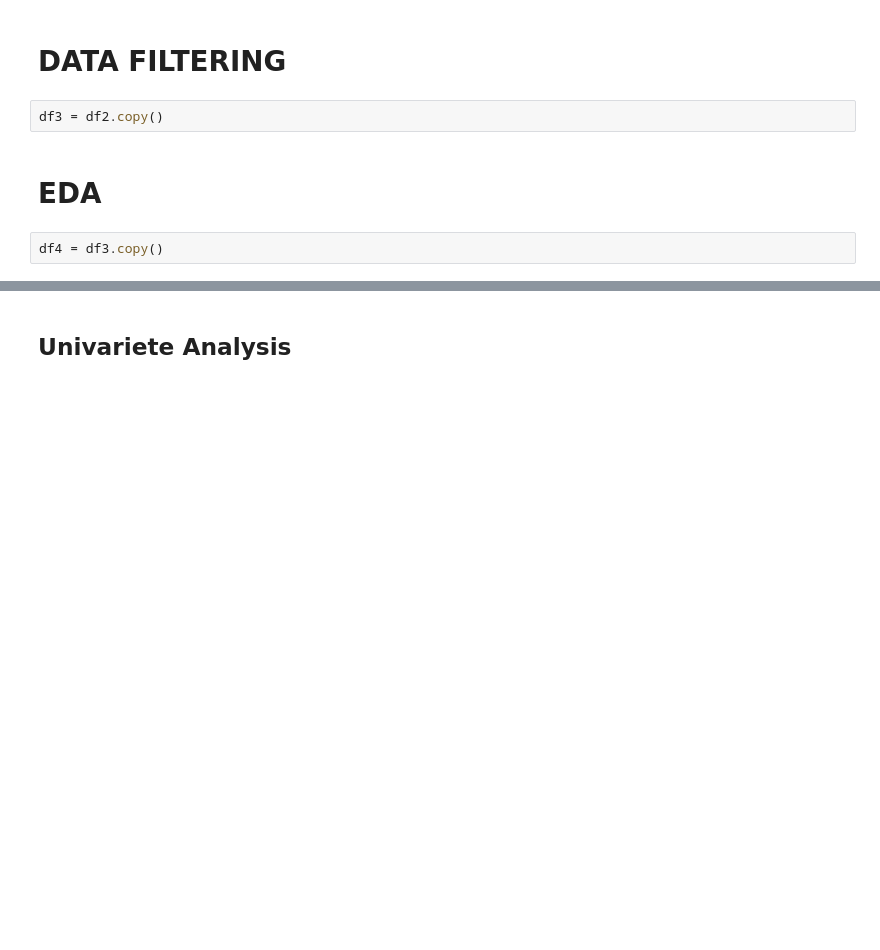
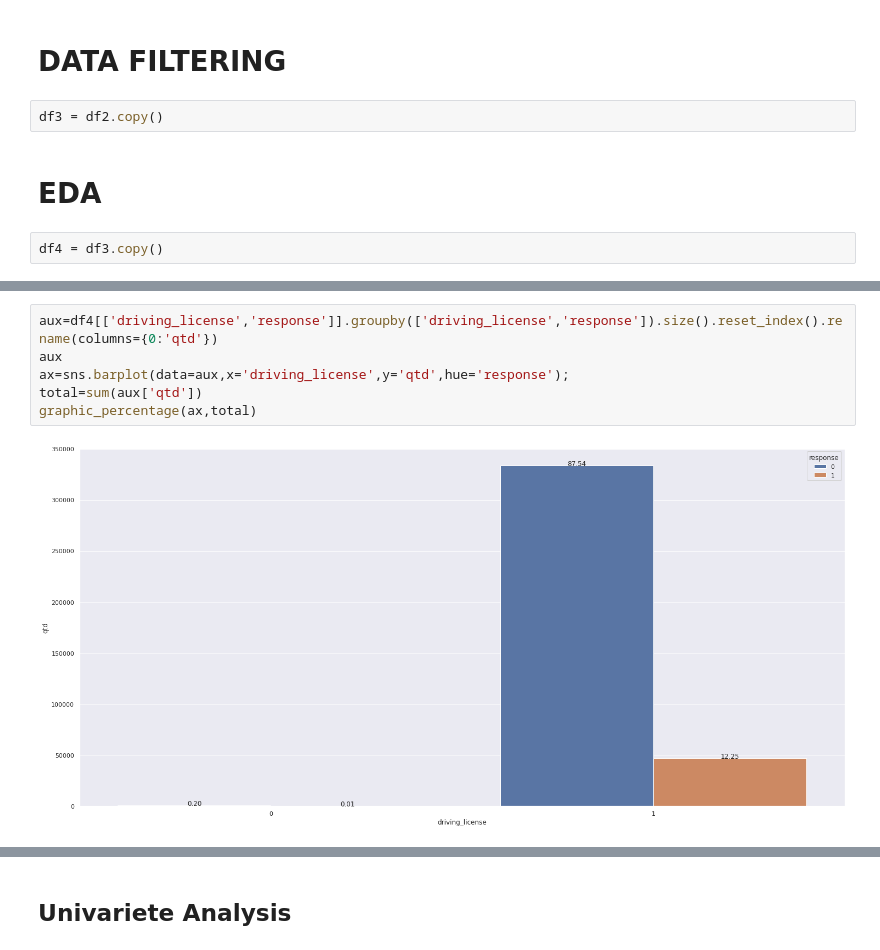
Before and after one commit to alexhenriquepineda/Health-Insurance-Cross-Sell, a Jupyter notebook: m08-model-performance.ipynb, the cells around one changed output, grey strips where cells are left out. Cells and saved outputs as stored; diff of their text form; blank space fills up the shorter version.

```diff
--- a/m08-model-performance.ipynb
+++ b/m08-model-performance.ipynb
@@ -273,0 +355,8 @@ df4 = df3.copy()
+# %%
+aux=df4[['driving_license','response']].groupby(['driving_license','response']).size().reset_index().rename(columns={0:'qtd'})
+aux
+ax=sns.barplot(data=aux,x='driving_license',y='qtd',hue='response');
+total=sum(aux['qtd'])
+graphic_percentage(ax,total)
+# %% [output]
+[figure, added]
```
Also changed, not shown: parts of 39 cells of this notebook.
